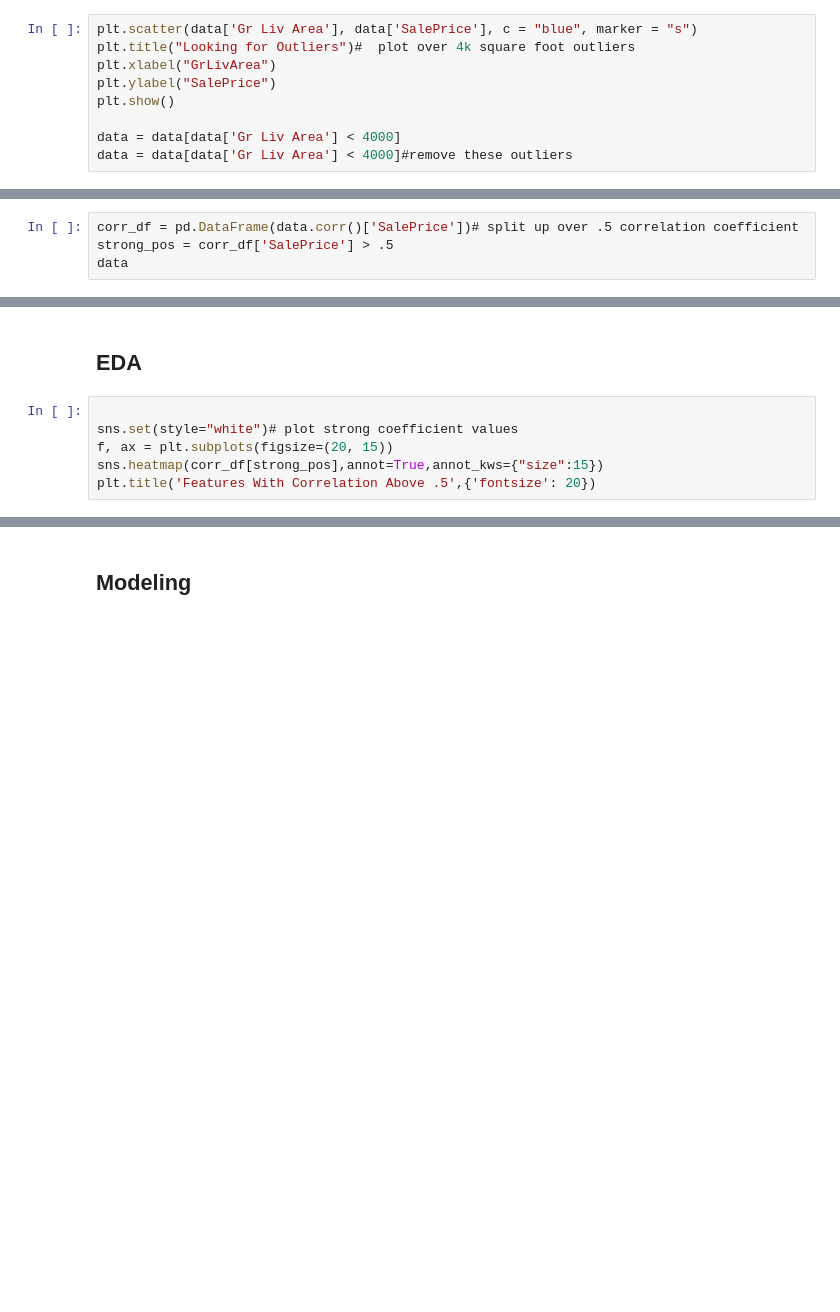
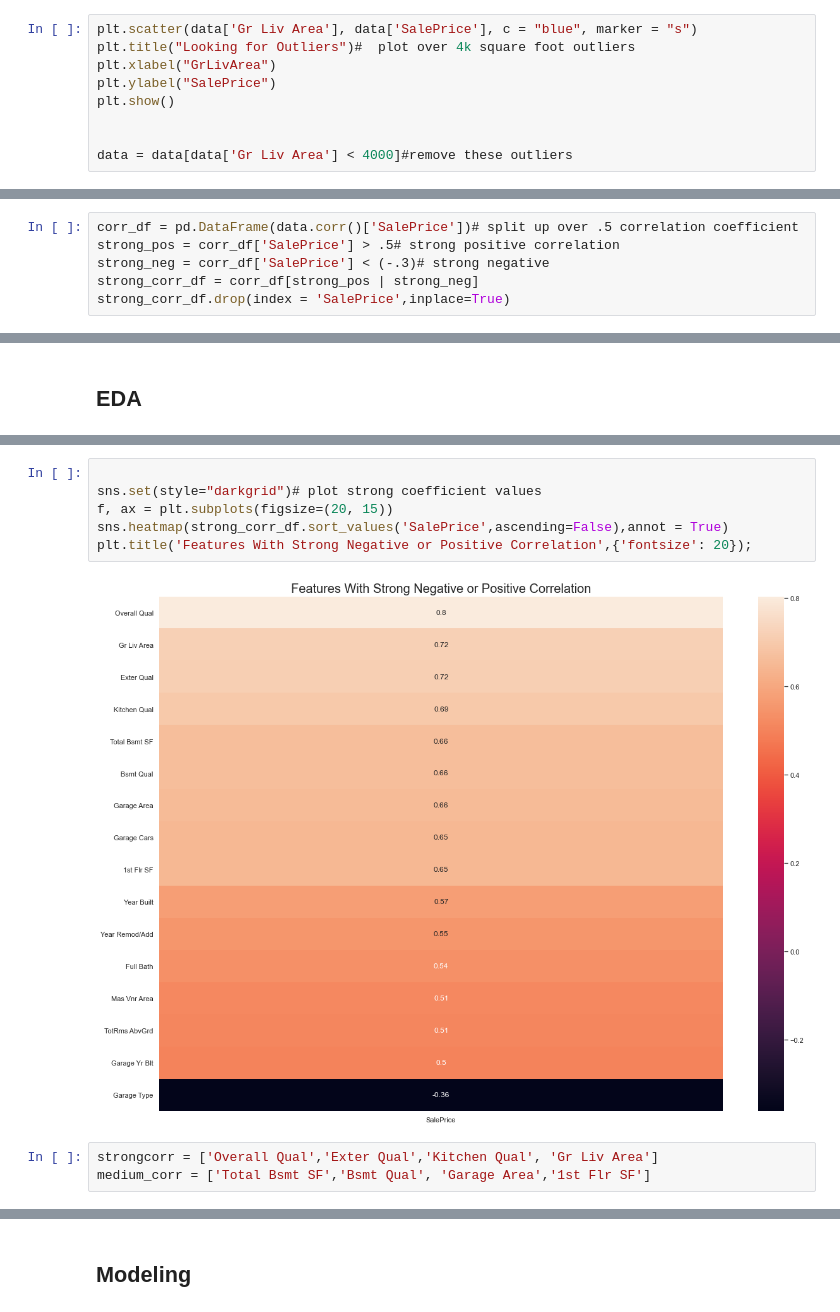
Before and after one commit to Agelf123/ames_real_estate_project, a Jupyter notebook: code/project_2.ipynb, the cells around one changed output, grey strips where cells are left out. Cells and saved outputs as stored; diff of their text form; blank space fills up the shorter version.

```diff
--- a/code/project_2.ipynb
+++ b/code/project_2.ipynb
@@ -260,7 +279,7 @@ plt.xlabel("GrLivArea")
 plt.ylabel("SalePrice")
 plt.show()
 
-data = data[data['Gr Liv Area'] < 4000]
+
 data = data[data['Gr Liv Area'] < 4000]#remove these outliers
 # %% [output]
 [figure]
@@ -267,4 +288,6 @@ data = data[data['Gr Liv Area'] < 4000]#remove these outliers
 # %%
 corr_df = pd.DataFrame(data.corr()['SalePrice'])# split up over .5 correlation coefficient
-strong_pos = corr_df['SalePrice'] > .5
-data
+strong_pos = corr_df['SalePrice'] > .5# strong positive correlation
+strong_neg = corr_df['SalePrice'] < (-.3)# strong negative
+strong_corr_df = corr_df[strong_pos | strong_neg]
+strong_corr_df.drop(index = 'SalePrice',inplace=True)
@@ -285,8 +294,2 @@ data
 # %% [markdown]
 ## EDA
-# %%
-
-sns.set(style="white")# plot strong coefficient values
-f, ax = plt.subplots(figsize=(20, 15))
-sns.heatmap(corr_df[strong_pos],annot=True,annot_kws={"size":15})
-plt.title('Features With Correlation Above .5',{'fontsize': 20})
@@ -344,0 +312,11 @@ These new features are adding correlation and performing well. These new feature
+# %%
+
+sns.set(style="darkgrid")# plot strong coefficient values
+f, ax = plt.subplots(figsize=(20, 15))
+sns.heatmap(strong_corr_df.sort_values('SalePrice',ascending=False),annot = True)
+plt.title('Features With Strong Negative or Positive Correlation',{'fontsize': 20});
+# %% [output]
+[figure, added]
+# %%
+strongcorr = ['Overall Qual','Exter Qual','Kitchen Qual', 'Gr Liv Area']
+medium_corr = ['Total Bsmt SF','Bsmt Qual', 'Garage Area','1st Flr SF']
```
Also changed, not shown: parts of 128 cells of this notebook, 2 other files.
